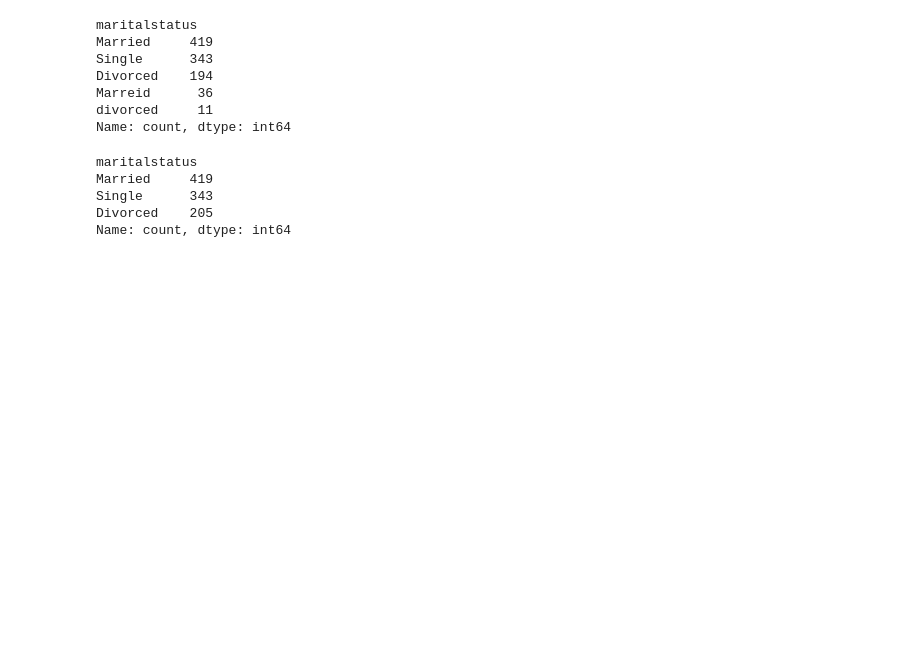
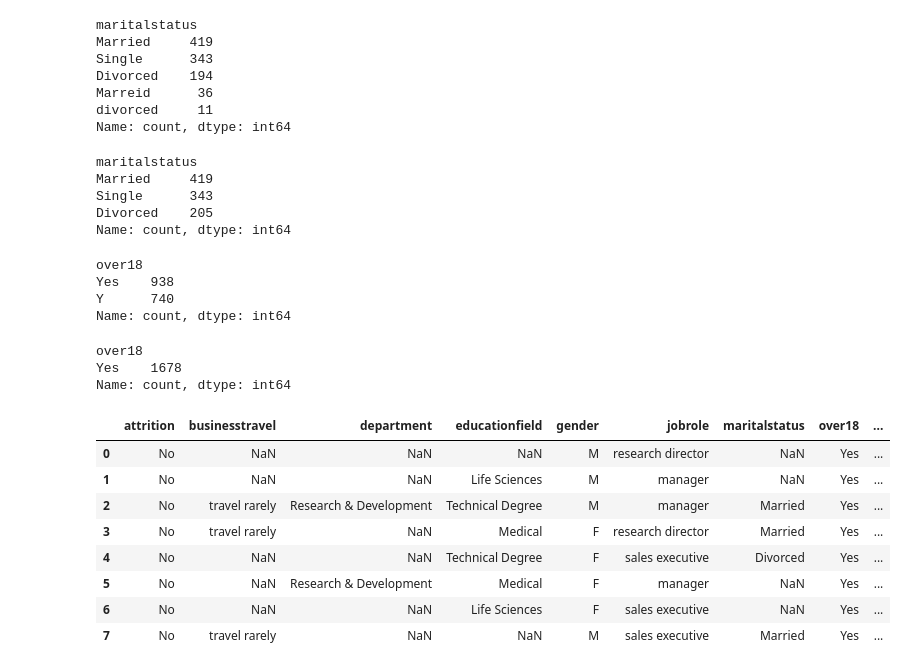
Before and after one commit to ArianaPapantonio/Final_project_module_3, a Jupyter notebook: CSV/categoricos.ipynb, the cells around one changed output. Saved outputs shown, nothing was run; the diff lists cells and outputs as text; code cells hidden in the pictures; blank space fills up the shorter version.

Commit message:
categoricos_limpio

```diff
--- a/CSV/categoricos.ipynb
+++ b/CSV/categoricos.ipynb
@@ -1,3 +1,5 @@
 # %%
 import pandas as pd
 import numpy as np
+# %%
+df_numericos = pd.read_csv('numericos.csv', index_col=0)
@@ -132,3 +155,38 @@ Married     419
 Single      343
 Divorced    205
 Name: count, dtype: int64
+# %%
+## Cambiamos valores nulos en columna 'Over18' comparandola con la columna de 'Age':
+
+df_categoricos['over18'] = df_categoricos['over18'].fillna(df_numericos['age'].apply(lambda x: 'Yes' if x >= 18 else 'No'))
+# %%
+df_categoricos['over18'].value_counts()
+# %% [output]
+over18
+Yes    938
+Y      740
+Name: count, dtype: int64
+# %%
+df_categoricos['over18'] = df_categoricos['over18'].replace({'Y':'Yes', 'Yes':'Yes'})
+# %%
+df_categoricos['over18'].value_counts()
+# %% [output]
+over18
+Yes    1678
+Name: count, dtype: int64
+# %%
+## Cambiamos a minuscula columna roledepartment
+
+df_categoricos['roledepartament'] = df_categoricos['roledepartament'].str.lower()
+# %%
+df_categoricos.head(8)
+# %% [output]
+|  | attrition | businesstravel | department | educationfield | gender | jobrole | maritalstatus | over18 | ... |
+| 0 | No | NaN | NaN | NaN | M | research director | NaN | Yes | ... |
+| 1 | No | NaN | NaN | Life Sciences | M | manager | NaN | Yes | ... |
+| 2 | No | travel rarely | Research & Development | Technical Degree | M | manager | Married | Yes | ... |
+| 3 | No | travel rarely | NaN | Medical | F | research director | Married | Yes | ... |
+| 4 | No | NaN | NaN | Technical Degree | F | sales executive | Divorced | Yes | ... |
+| 5 | No | NaN | Research & Development | Medical | F | manager | NaN | Yes | ... |
+| 6 | No | NaN | NaN | Life Sciences | F | sales executive | NaN | Yes | ... |
+| 7 | No | travel rarely | NaN | NaN | M | sales executive | Married | Yes | ... |
```
Also changed, not shown: parts of 5 cells of this notebook, 2 other files.
